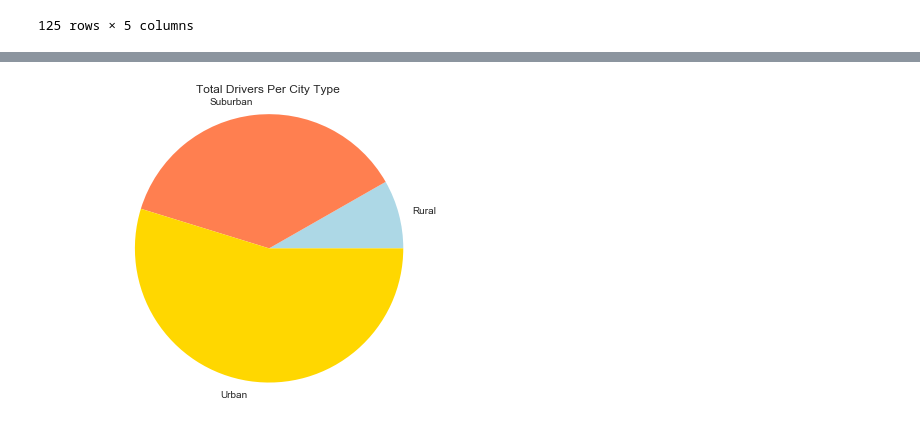
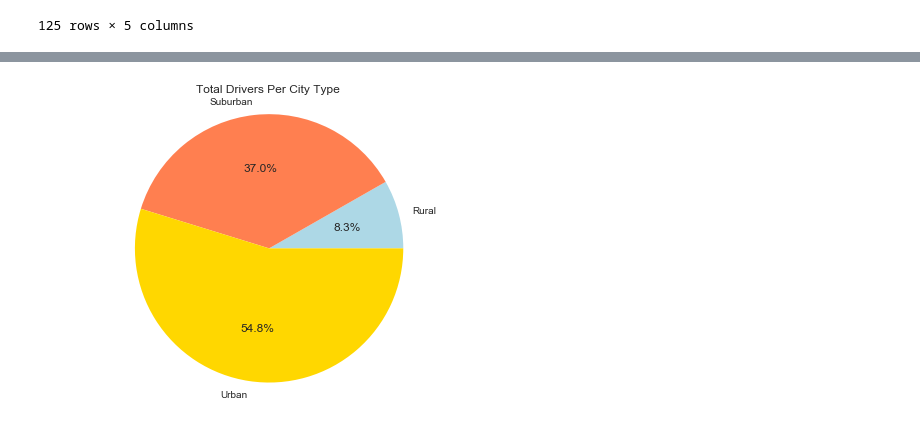
Before and after one commit to lukepharr/dataHW, a Jupyter notebook: HW5/pyber.ipynb, the cells around one changed output, grey strips where cells are left out. Saved outputs shown, nothing was run; the diff lists cells and outputs as text; code cells hidden in the pictures.

```diff
--- a/HW5/pyber.ipynb
+++ b/HW5/pyber.ipynb
@@ -88,8 +89,9 @@ plt.show()
 # %%
-df.groupby(city_df['type']).sum()['driver_count'].plot(kind='pie',label='',title='Total Drivers Per City Type',colors=['lightblue','coral','gold'])
+df.groupby(city_df['type']).sum()['driver_count'].plot(kind='pie',label='',title='Total Drivers Per City Type',\
+                                                       colors=['lightblue','coral','gold'],autopct='%1.1f%%')
 #plt.legend(df.groupby(df['type']).sum().reset_index()['type'])
 
 plt.axis('equal')
 plt.show()
 # %% [output]
-[figure, old version]
+[figure, new version]
```
Also changed, not shown: parts of 3 cells of this notebook.
